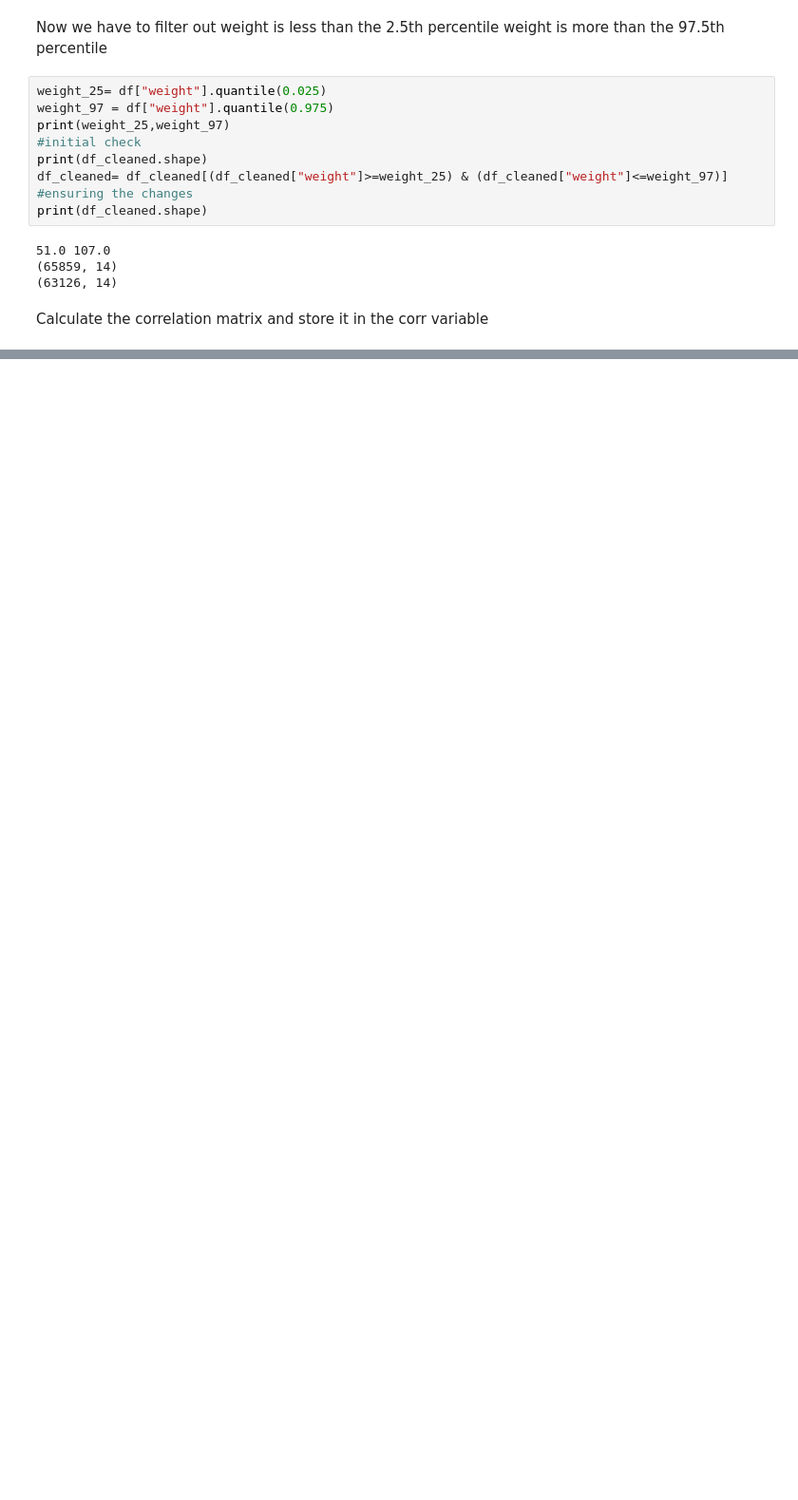
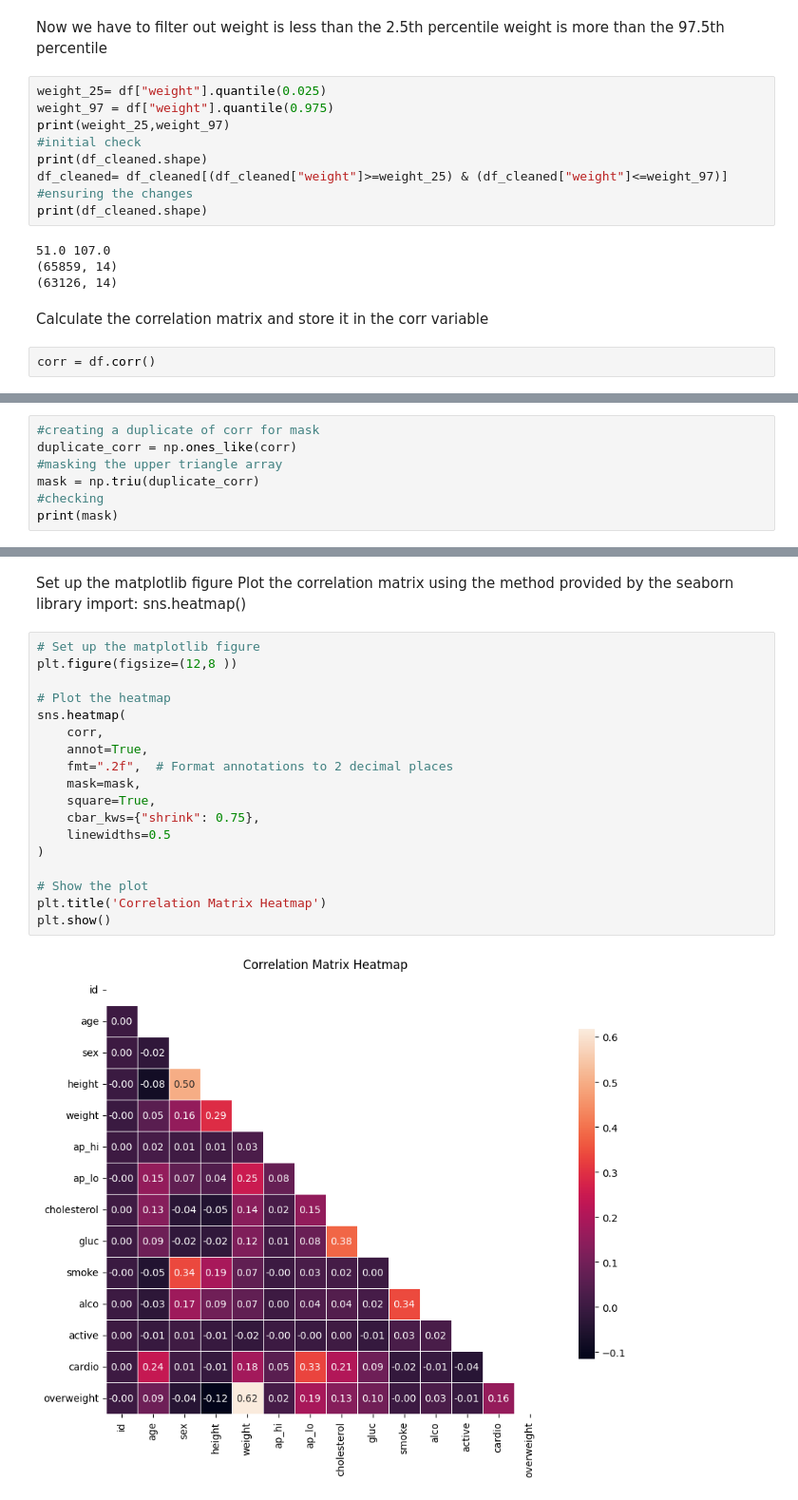
Before and after one commit to arunjith-official/Medical-Data-Visualizer, a Jupyter notebook: Notebook.ipynb, the cells around one changed output, grey strips where cells are left out. Shown at 95% size. Drawn from its saved outputs; the diff is of its cells as text; blank space fills up the shorter version.

```diff
--- a/Notebook.ipynb
+++ b/Notebook.ipynb
@@ -138,3 +138,5 @@ print(df_cleaned.shape)
 (63126, 14)
 # %% [markdown]
 Calculate the correlation matrix and store it in the corr variable
+# %%
+corr = df.corr()
@@ -140,0 +145,7 @@ Calculate the correlation matrix and store it in the corr variable
+# %%
+#creating a duplicate of corr for mask
+duplicate_corr = np.ones_like(corr)
+#masking the upper triangle array
+mask = np.triu(duplicate_corr)
+#checking
+print(mask)
@@ -140,0 +167,23 @@ Calculate the correlation matrix and store it in the corr variable
+# %% [markdown]
+Set up the matplotlib figure
+Plot the correlation matrix using the method provided by the seaborn library import: sns.heatmap()
+# %%
+# Set up the matplotlib figure
+plt.figure(figsize=(12,8 ))
+
+# Plot the heatmap
+sns.heatmap(
+    corr,
+    annot=True,
+    fmt=".2f",  # Format annotations to 2 decimal places
+    mask=mask,
+    square=True,
+    cbar_kws={"shrink": 0.75},
+    linewidths=0.5
+)
+
+# Show the plot
+plt.title('Correlation Matrix Heatmap')
+plt.show()
+# %% [output]
+[figure, added]
```
Also changed, not shown: parts of 4 cells of this notebook.
